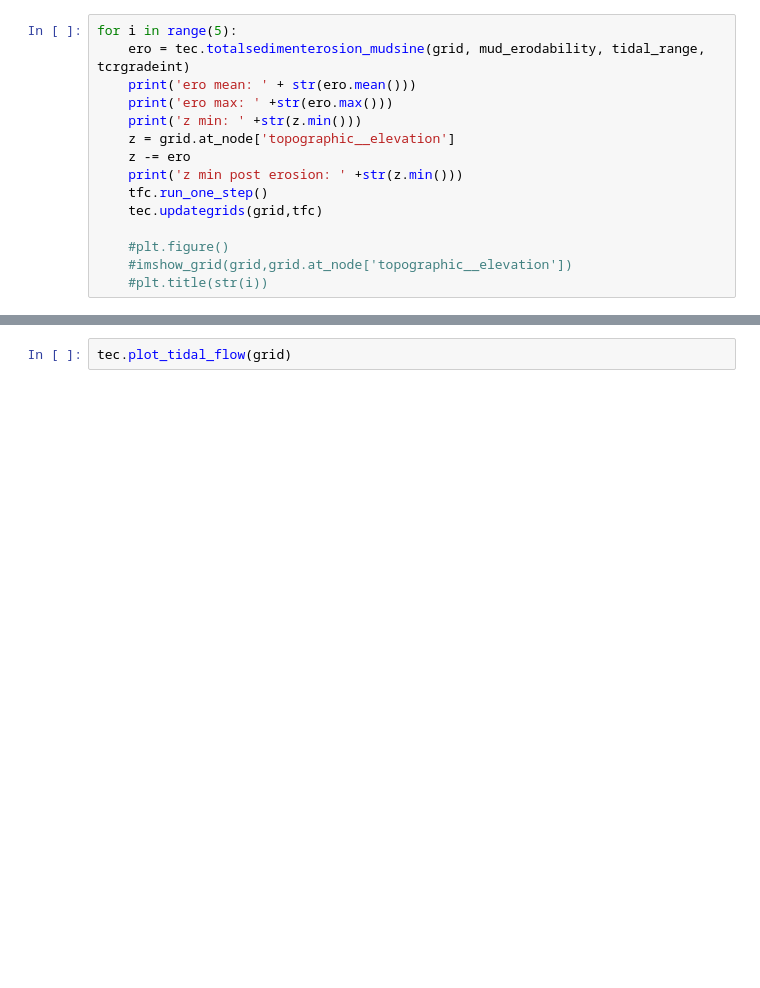
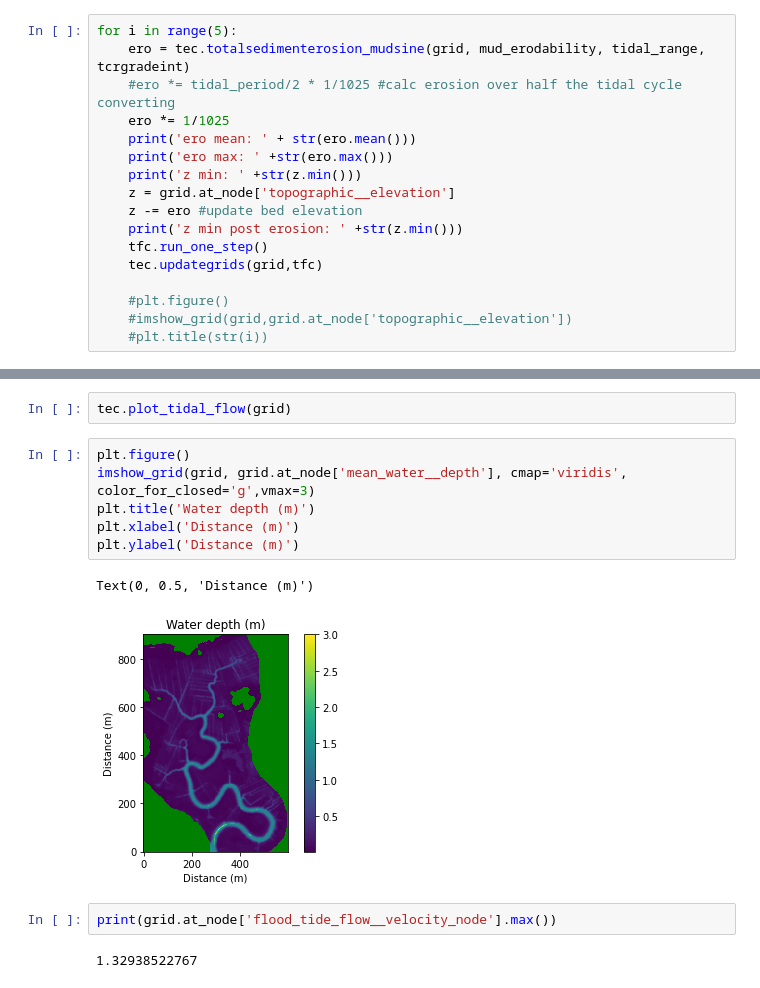
Before and after one commit to rmallen86/CoastalTeam, a Jupyter notebook: TidalFlow2ACO.ipynb, the cells around one changed output, grey strips where cells are left out. Cells and saved outputs as stored; diff of their text form; blank space fills up the shorter version.

```diff
--- a/TidalFlow2ACO.ipynb
+++ b/TidalFlow2ACO.ipynb
@@ -113,11 +115,13 @@ print(tcr.max())
 # %%
 for i in range(5):
     ero = tec.totalsedimenterosion_mudsine(grid, mud_erodability, tidal_range, tcrgradeint)
+    #ero *= tidal_period/2 * 1/1025 #calc erosion over half the tidal cycle converting
+    ero *= 1/1025
     print('ero mean: ' + str(ero.mean()))
     print('ero max: ' +str(ero.max()))
     print('z min: ' +str(z.min()))
     z = grid.at_node['topographic__elevation']
-    z -= ero
+    z -= ero #update bed elevation
     print('z min post erosion: ' +str(z.min()))
     tfc.run_one_step()
     tec.updategrids(grid,tfc)
@@ -128,2 +153,15 @@ for i in range(5):
 # %%
 tec.plot_tidal_flow(grid)
+# %%
+plt.figure()
+imshow_grid(grid, grid.at_node['mean_water__depth'], cmap='viridis', color_for_closed='g',vmax=3)
+plt.title('Water depth (m)')
+plt.xlabel('Distance (m)')
+plt.ylabel('Distance (m)')
+# %% [output]
+Text(0, 0.5, 'Distance (m)')
+[figure, added]
+# %%
+print(grid.at_node['flood_tide_flow__velocity_node'].max())
+# %% [output]
+1.32938522767
```
Also changed, not shown: parts of 9 cells of this notebook.
